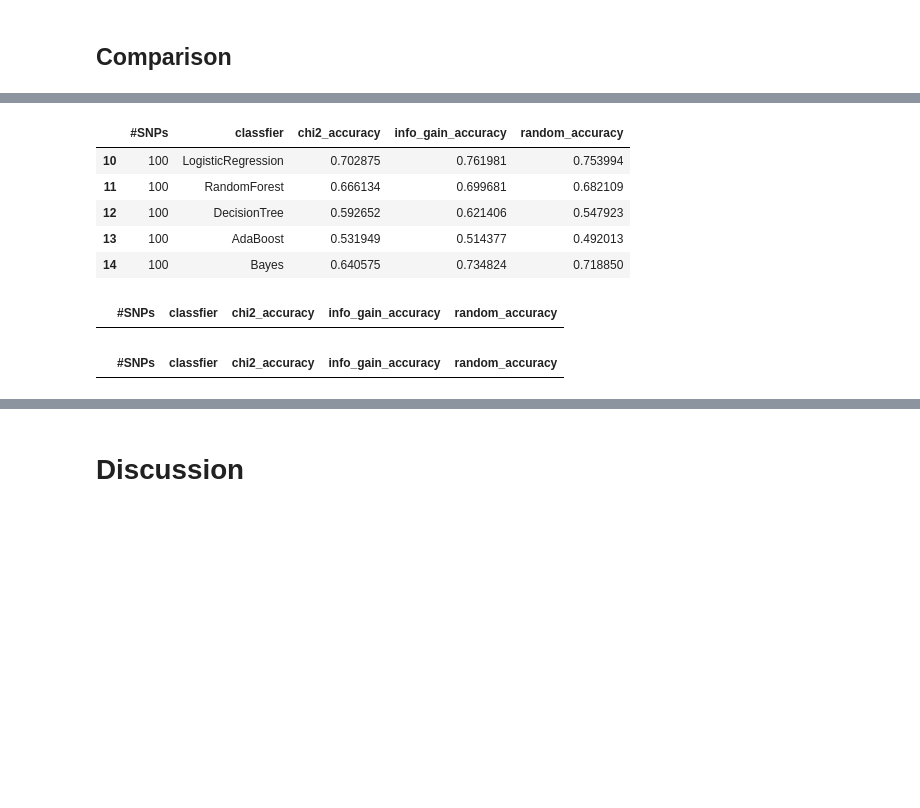
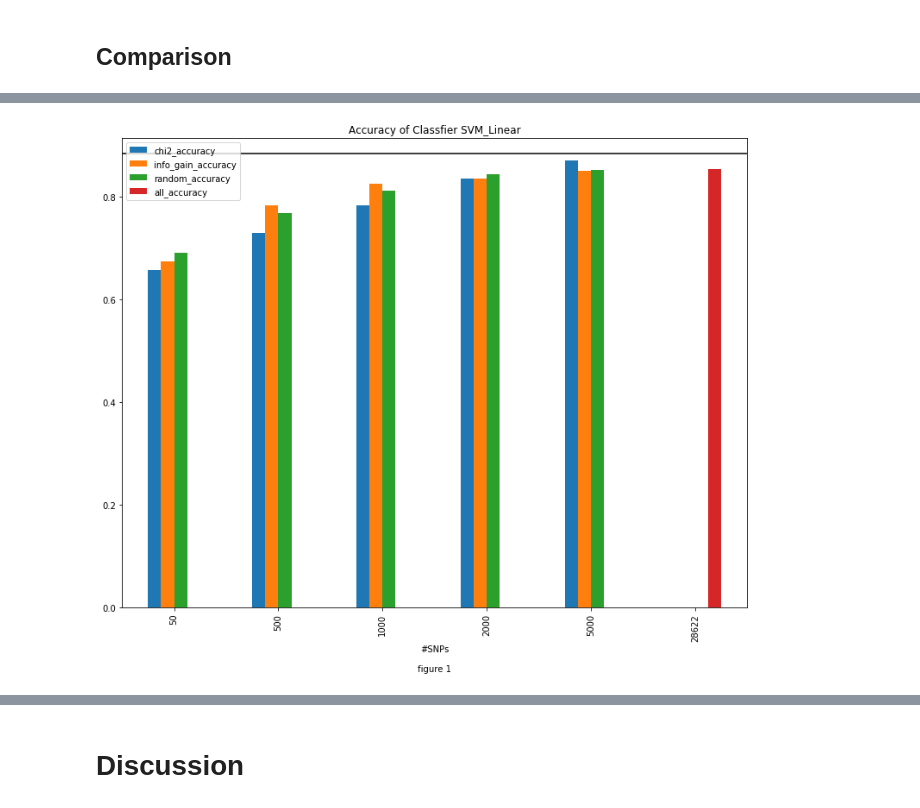
Before and after one commit to Morse579/cse284_SP21_final, a Jupyter notebook: population_analysis.ipynb, the cells around one changed output, grey strips where cells are left out. Drawn from its saved outputs; the diff is of its cells as text; code cells hidden in the pictures; blank space fills up the shorter version.

```diff
--- a/population_analysis.ipynb
+++ b/population_analysis.ipynb
@@ -314,0 +358,9 @@ df = pd. DataFrame(result,columns = ["#SNPs", "classfier","chi2_accuracy","info_
+# %%
+df_p = df
+df_p["all_accuracy"] = [0]*len(df_p)
+# %%
+a_series = pd.Series(original[0], index = df_p.columns)
+df_p = df_p.append(a_series, ignore_index=True)
+a_series = pd.Series(original[1], index = df_p.columns)
+df_p = df_p.append(a_series, ignore_index=True)
+df_p
@@ -333,17 +391,12 @@ df[df["#SNPs"]==50]
-# %%
-df[df["#SNPs"]==100]
-# %% [output]
-|  | #SNPs | classfier | chi2_accuracy | info_gain_accuracy | random_accuracy |
-| 10 | 100 | LogisticRegression | 0.702875 | 0.761981 | 0.753994 |
-| 11 | 100 | RandomForest | 0.666134 | 0.699681 | 0.682109 |
-| 12 | 100 | DecisionTree | 0.592652 | 0.621406 | 0.547923 |
-| 13 | 100 | AdaBoost | 0.531949 | 0.514377 | 0.492013 |
-| 14 | 100 | Bayes | 0.640575 | 0.734824 | 0.718850 |
-# %%
-df[df["#SNPs"]==500]
-# %% [output]
-|  | #SNPs | classfier | chi2_accuracy | info_gain_accuracy | random_accuracy |
-# %%
-df[df["#SNPs"]==1000]
-# %% [output]
-|  | #SNPs | classfier | chi2_accuracy | info_gain_accuracy | random_accuracy |
+# %%
+df2 = df_p[df_p["classifier"]=="svm_linear"].set_index("#SNPs")
+df2.plot.bar()
+plt.title("Accuracy of Classfier SVM_Linear")
+#plt.suptitle('figure 1', y=-0.01)
+plt.axhline(y=pca_data, color='black', linestyle='-')
+plt.xlabel("#SNPs\n\nfigure 1")
+plt.rcParams["figure.figsize"] = (13,10)
+plt.savefig('SVM_acc.png')
+plt.show()
+# %% [output]
+[figure, added]
```
Also changed, not shown: parts of 25 cells of this notebook, 7 other files.
